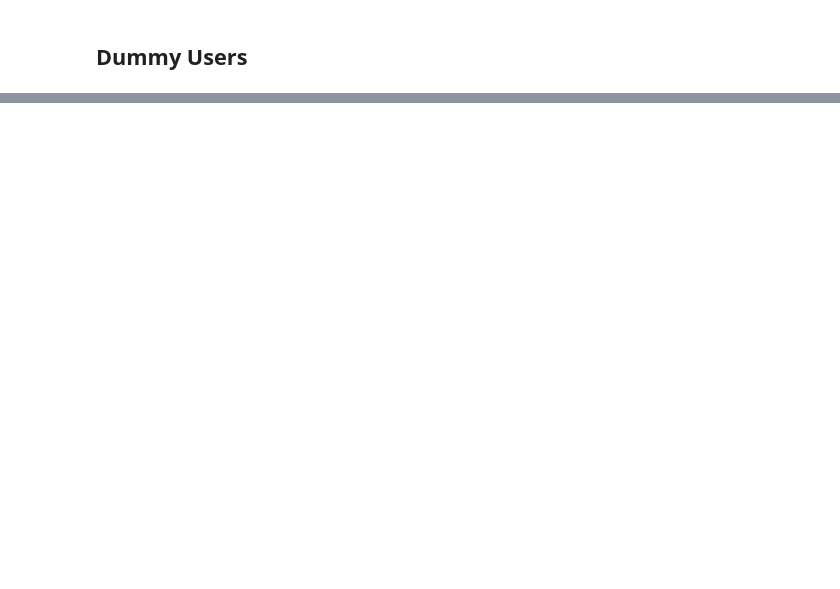
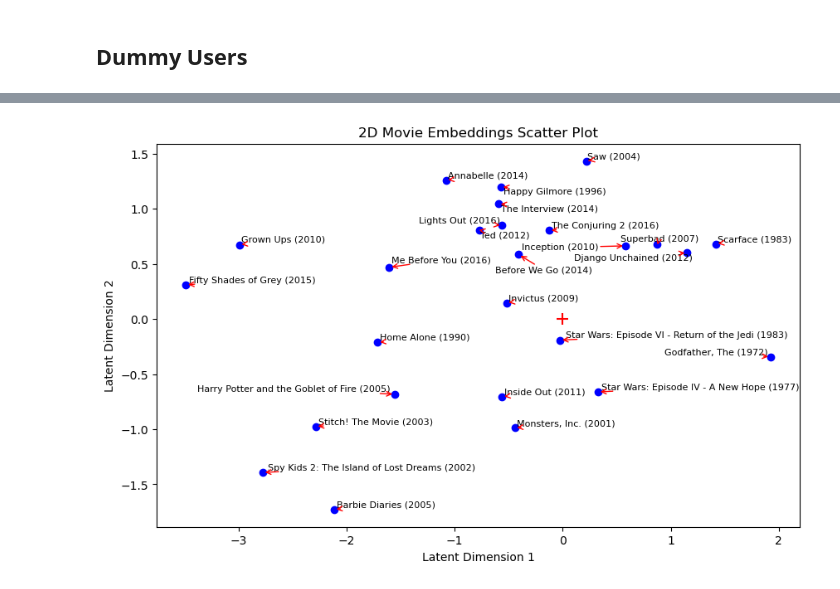
Before and after one commit to JamesHund/Recommender-System, a Jupyter notebook: demo.ipynb, the cells around one changed output, grey strips where cells are left out. Cells and saved outputs as stored; diff of their text form; code cells hidden in the pictures; blank space fills up the shorter version.

```diff
--- a/demo.ipynb
+++ b/demo.ipynb
@@ -188,0 +316,3 @@ print(pred_ratings[0:10])
+# %%
+rec_full.set_params(gamma=gamma_bias, lam=lam_bias, tau=tau_bias)
+statistics_full_biases = rec_full.fit_biases_only(max_iter=20)
@@ -188,0 +343,3 @@ print(pred_ratings[0:10])
+# %%
+rec_full.set_params(gamma=gamma, lam=lam, tau=tau)
+statistics_full_embed = rec_full.fit(max_iter=20)
@@ -188,0 +408,4 @@ print(pred_ratings[0:10])
+# %%
+rec_full.set_k(2)
+rec_full.set_params(gamma=gamma, lam=lam, tau=tau)
+rec_full.fit(max_iter=20)
@@ -188,0 +432,34 @@ print(pred_ratings[0:10])
+# %%
+titles_for_visualization = [
+"Star Wars: Episode IV - A New Hope (1977)",
+"Star Wars: Episode VI - Return of the Jedi (1983)",
+"Harry Potter and the Goblet of Fire (2005)",
+"Invictus (2009)",
+"Inception (2010)",
+"Me Before You (2016)",
+"Before We Go (2014)",
+"Home Alone (1990)",
+"Stitch! The Movie (2003)",
+"Monsters, Inc. (2001)",
+"Inside Out (2011)",
+"Barbie Diaries (2005)",
+"Spy Kids 2: The Island of Lost Dreams (2002)",
+"Fifty Shades of Grey (2015)",
+"The Conjuring 2 (2016)",
+"Lights Out (2016)",
+"Saw (2004)",
+"Annabelle (2014)",
+"Grown Ups (2010)",
+"Happy Gilmore (1996)",
+"Superbad (2007)",
+"Ted (2012)",
+"The Interview (2014)",
+"Godfather, The (1972)",
+"Django Unchained (2012)",
+"Scarface (1983)"
+]
+
+embeddings = [rec_full.get_movie_embedding_by_title(movie_title) for movie_title in titles_for_visualization]
+plot_movie_embeddings(titles_for_visualization, embeddings)
+# %% [output]
+[figure, added]
```
Also changed, not shown: parts of 27 cells of this notebook, 2 other files.
